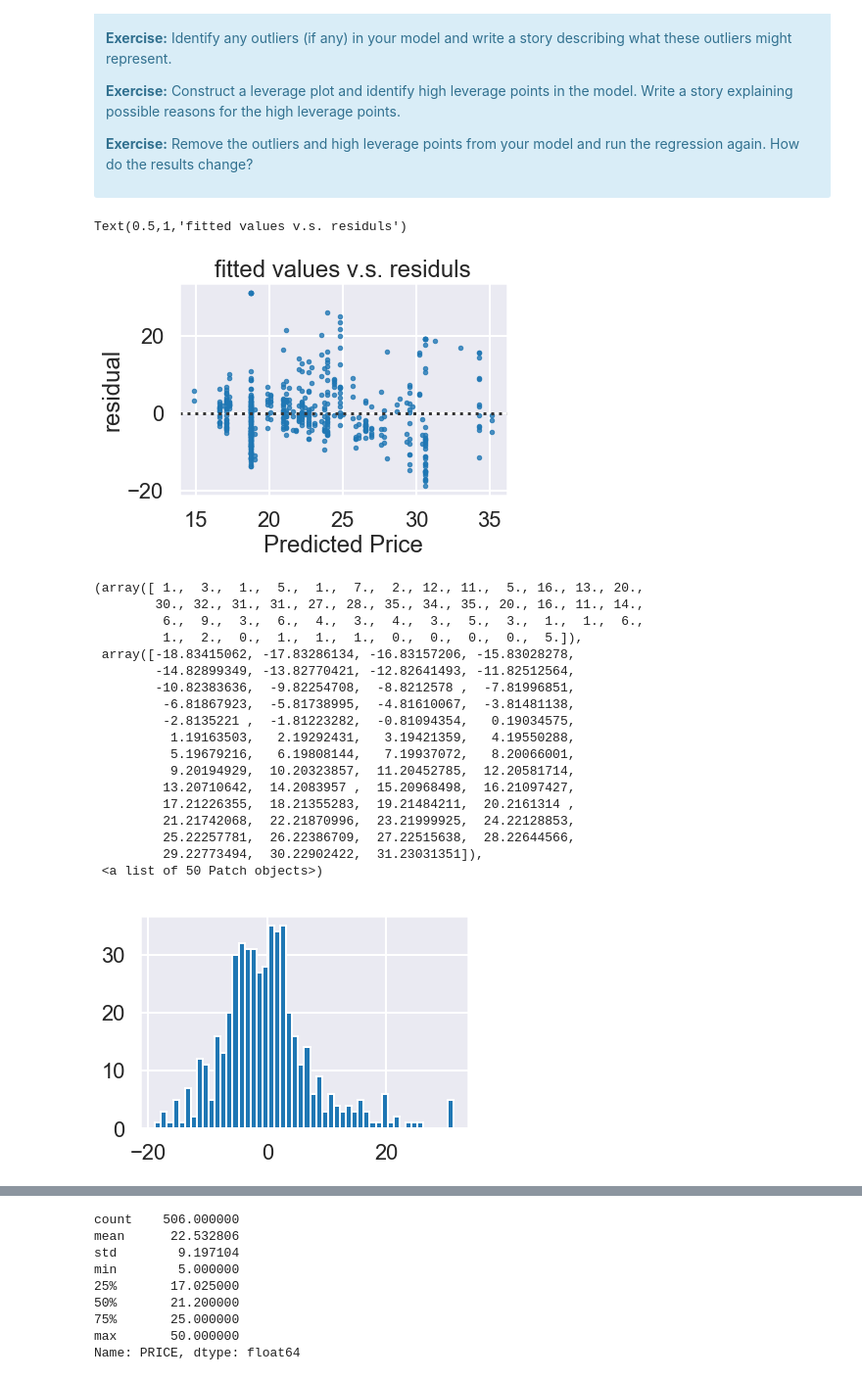
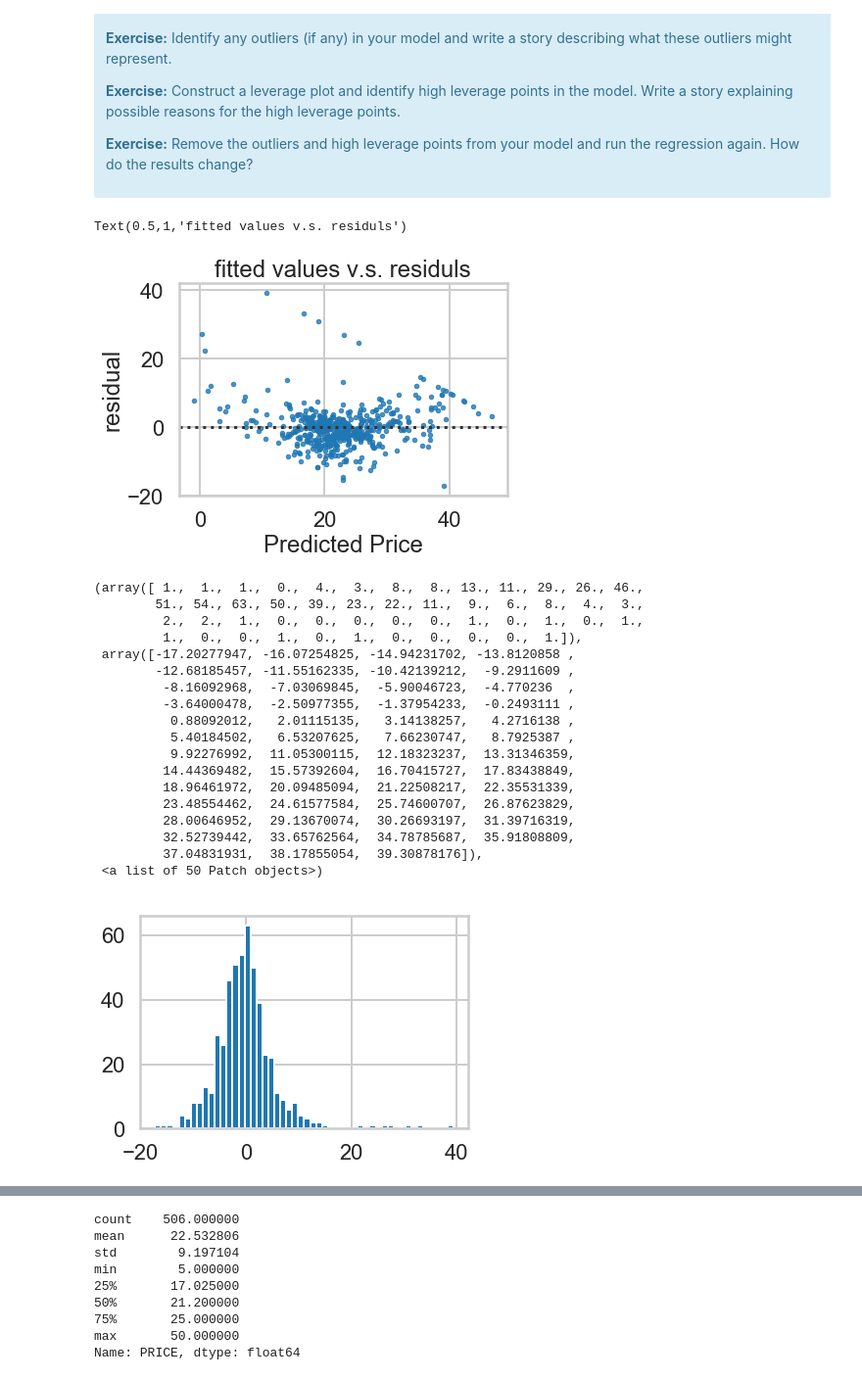
Before and after one commit to rt0161/10.1.5-LinearRegression-Boston-Housing-Dataset, a Jupyter notebook: Mini_Project_Linear_Regression.ipynb, the cells around one changed output, grey strips where cells are left out. Shown at 98% size. Cells and saved outputs as stored; diff of their text form; code cells hidden in the pictures.

```diff
--- a/Mini_Project_Linear_Regression.ipynb
+++ b/Mini_Project_Linear_Regression.ipynb
@@ -996,38 +996,38 @@ There are some other issues that are important investigate with linear regressio
 <p><b>Exercise:</b> Remove the outliers and high leverage points from your model and run the regression again. How do the results change?</p>
 </div>
 # %%
-resd= bos.PRICE - m3.fittedvalues
-plt_3m=sns.residplot(m3.fittedvalues, 'PRICE', data=bos, scatter_kws={"s": 20})
+resd= bos.PRICE - m1.fittedvalues
+plt_3m=sns.residplot(m1.fittedvalues, 'PRICE', data=bos, scatter_kws={"s": 20})
 #plt.plot(bos.PRICE, lm3.fittedvalues, 'b')
 
 plt.xlabel('Predicted Price')
 plt.ylabel('residual')
 plt.title('fitted values v.s. residuls')
 # %% [output]
 Text(0.5,1,'fitted values v.s. residuls')
-[figure, old version]
+[figure, new version]
 # %%
 plt.hist(resd, bins=50)
 # %% [output]
-(array([ 1.,  3.,  1.,  5.,  1.,  7.,  2., 12., 11.,  5., 16., 13., 20.,
-        30., 32., 31., 31., 27., 28., 35., 34., 35., 20., 16., 11., 14.,
-         6.,  9.,  3.,  6.,  4.,  3.,  4.,  3.,  5.,  3.,  1.,  1.,  6.,
-         1.,  2.,  0.,  1.,  1.,  1.,  0.,  0.,  0.,  0.,  5.]),
- array([-18.83415062, -17.83286134, -16.83157206, -15.83028278,
-        -14.82899349, -13.82770421, -12.82641493, -11.82512564,
-        -10.82383636,  -9.82254708,  -8.8212578 ,  -7.81996851,
-         -6.81867923,  -5.81738995,  -4.81610067,  -3.81481138,
-         -2.8135221 ,  -1.81223282,  -0.81094354,   0.19034575,
-          1.19163503,   2.19292431,   3.19421359,   4.19550288,
-          5.19679216,   6.19808144,   7.19937072,   8.20066001,
-          9.20194929,  10.20323857,  11.20452785,  12.20581714,
-         13.20710642,  14.2083957 ,  15.20968498,  16.21097427,
-         17.21226355,  18.21355283,  19.21484211,  20.2161314 ,
-         21.21742068,  22.21870996,  23.21999925,  24.22128853,
-         25.22257781,  26.22386709,  27.22515638,  28.22644566,
-         29.22773494,  30.22902422,  31.23031351]),
+(array([ 1.,  1.,  1.,  0.,  4.,  3.,  8.,  8., 13., 11., 29., 26., 46.,
+        51., 54., 63., 50., 39., 23., 22., 11.,  9.,  6.,  8.,  4.,  3.,
+         2.,  2.,  1.,  0.,  0.,  0.,  0.,  0.,  1.,  0.,  1.,  0.,  1.,
+         1.,  0.,  0.,  1.,  0.,  1.,  0.,  0.,  0.,  0.,  1.]),
+ array([-17.20277947, -16.07254825, -14.94231702, -13.8120858 ,
+        -12.68185457, -11.55162335, -10.42139212,  -9.2911609 ,
+         -8.16092968,  -7.03069845,  -5.90046723,  -4.770236  ,
+         -3.64000478,  -2.50977355,  -1.37954233,  -0.2493111 ,
+          0.88092012,   2.01115135,   3.14138257,   4.2716138 ,
+          5.40184502,   6.53207625,   7.66230747,   8.7925387 ,
+          9.92276992,  11.05300115,  12.18323237,  13.31346359,
+         14.44369482,  15.57392604,  16.70415727,  17.83438849,
+         18.96461972,  20.09485094,  21.22508217,  22.35531339,
+         23.48554462,  24.61577584,  25.74600707,  26.87623829,
+         28.00646952,  29.13670074,  30.26693197,  31.39716319,
+         32.52739442,  33.65762564,  34.78785687,  35.91808809,
+         37.04831931,  38.17855054,  39.30878176]),
  <a list of 50 Patch objects>)
-[figure, old version]
+[figure, new version]
 # %%
 print("mean of residuals=",np.mean(resd))
 print("95% distribution of residuals=",np.mean(resd)-2*np.std(resd), np.mean(resd)+2*np.std(resd))
```
Also changed, not shown: parts of 13 cells of this notebook.
